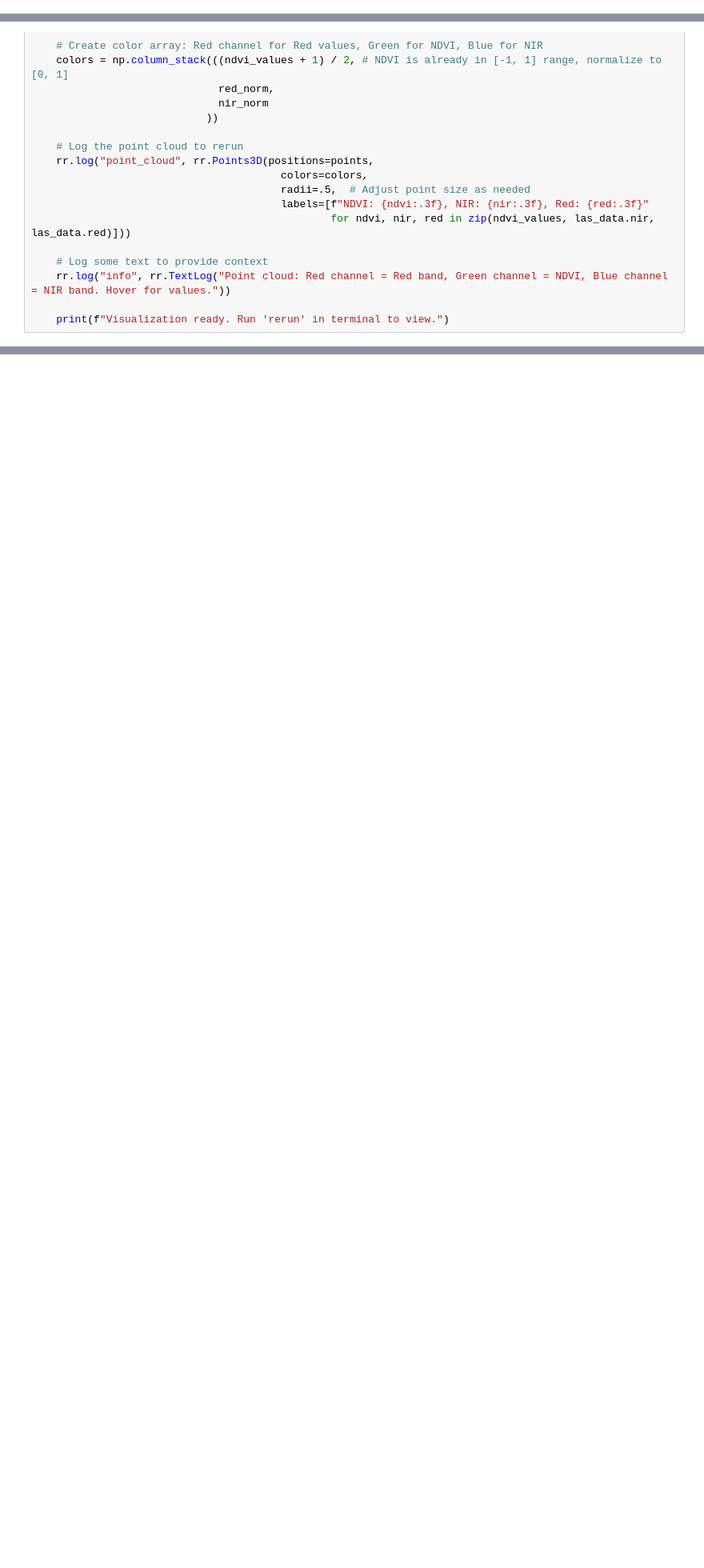
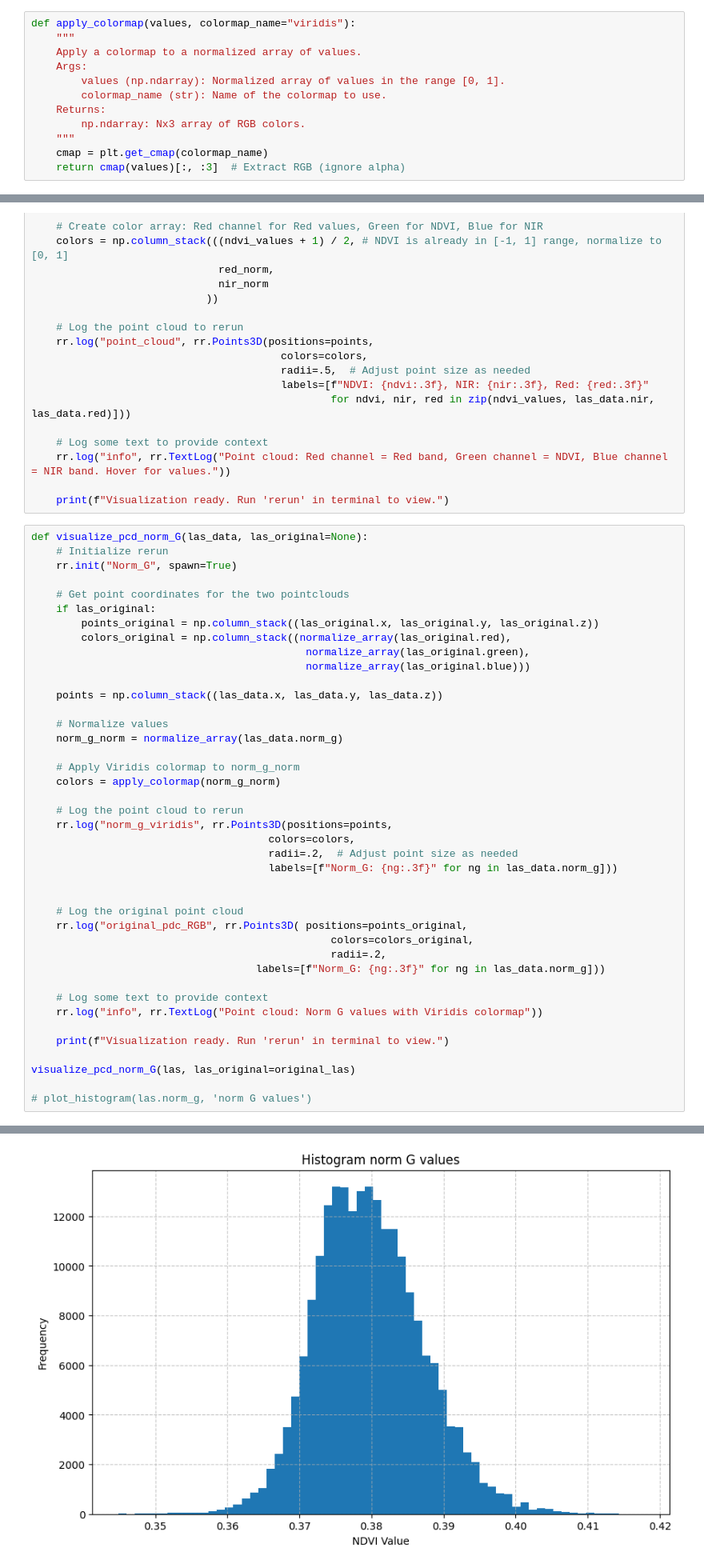
Before and after one commit to NoahAlting/MSc_thesis, a Jupyter notebook: code/fresh.ipynb, the cells around one changed output, grey strips where cells are left out. Shown at 80% size. Cells and saved outputs as stored; diff of their text form; blank space fills up the shorter version.

```diff
--- a/code/fresh.ipynb
+++ b/code/fresh.ipynb
@@ -250,3 +347,15 @@ ndvi values:    min = 0.0022271715570241213     max = 0.4910714328289032
+# %%
+def apply_colormap(values, colormap_name="viridis"):
+    """
+    Apply a colormap to a normalized array of values.
+    Args:
+        values (np.ndarray): Normalized array of values in the range [0, 1].
+        colormap_name (str): Name of the colormap to use.
+    Returns:
+        np.ndarray: Nx3 array of RGB colors.
+    """
+    cmap = plt.get_cmap(colormap_name)
+    return cmap(values)[:, :3]  # Extract RGB (ignore alpha)
 # %%
 def visualize_pcd_ndvi_nir_red(las_data):
     # Initialize rerun
@@ -283,3 +392,45 @@ def visualize_pcd_ndvi_nir_red(las_data):
     rr.log("info", rr.TextLog("Point cloud: Red channel = Red band, Green channel = NDVI, Blue channel = NIR band. Hover for values."))
 
     print(f"Visualization ready. Run 'rerun' in terminal to view.")
+# %%
+def visualize_pcd_norm_G(las_data, las_original=None):
+    # Initialize rerun
+    rr.init("Norm_G", spawn=True)
+
+    # Get point coordinates for the two pointclouds
+    if las_original:
+        points_original = np.column_stack((las_original.x, las_original.y, las_original.z))
+        colors_original = np.column_stack((normalize_array(las_original.red),
+                                            normalize_array(las_original.green),
+                                            normalize_array(las_original.blue)))
+
+    points = np.column_stack((las_data.x, las_data.y, las_data.z))
+
+    # Normalize values
+    norm_g_norm = normalize_array(las_data.norm_g)
+
+    # Apply Viridis colormap to norm_g_norm
+    colors = apply_colormap(norm_g_norm)
+
+    # Log the point cloud to rerun
+    rr.log("norm_g_viridis", rr.Points3D(positions=points,
+                                      colors=colors,
+                                      radii=.2,  # Adjust point size as needed
+                                      labels=[f"Norm_G: {ng:.3f}" for ng in las_data.norm_g]))
+
+
+    # Log the original point cloud
+    rr.log("original_pdc_RGB", rr.Points3D( positions=points_original,
+                                                colors=colors_original,
+                                                radii=.2,
+                                    labels=[f"Norm_G: {ng:.3f}" for ng in las_data.norm_g]))
+
+    # Log some text to provide context
+    rr.log("info", rr.TextLog("Point cloud: Norm G values with Viridis colormap"))
+
+    print(f"Visualization ready. Run 'rerun' in terminal to view.")
+
+visualize_pcd_norm_G(las, las_original=original_las)
+
+# plot_histogram(las.norm_g, 'norm G values')
+# %% [output]
@@ -285,0 +438 @@ def visualize_pcd_ndvi_nir_red(las_data):
+[figure, added]
```
Also changed, not shown: parts of 20 cells of this notebook, 7 other files.
